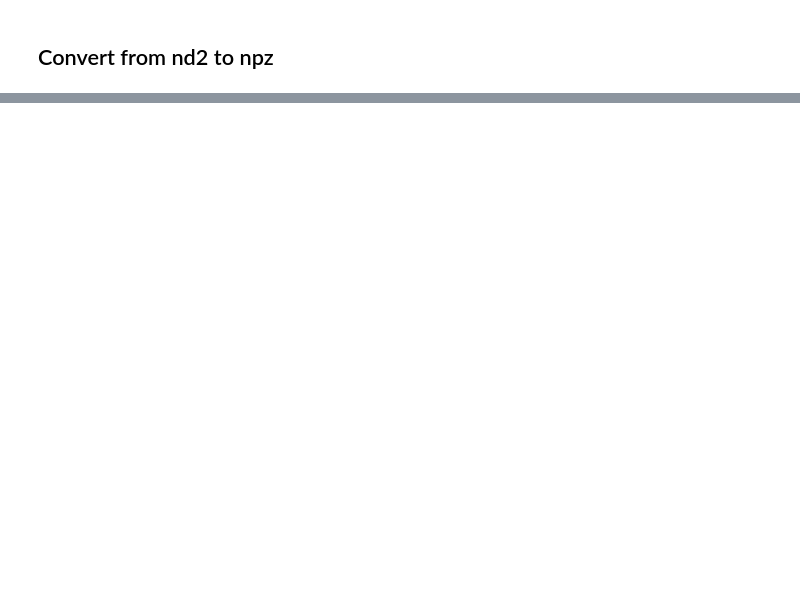
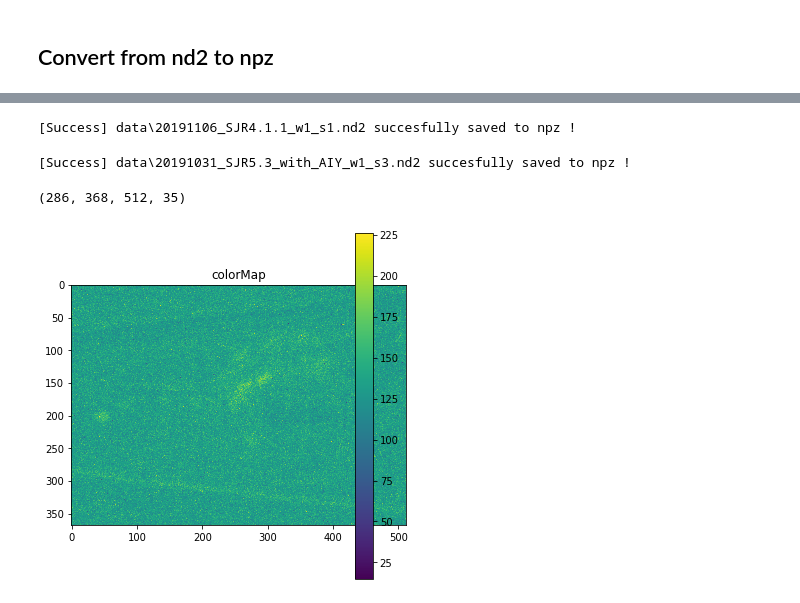
Before and after one commit to cweo/3DElegansTracking, a Jupyter notebook: nd2ToNpz.ipynb, the cells around one changed output, grey strips where cells are left out. Saved outputs shown, nothing was run; the diff lists cells and outputs as text; code cells hidden in the pictures; blank space fills up the shorter version.

```diff
--- a/nd2ToNpz.ipynb
+++ b/nd2ToNpz.ipynb
@@ -55,6 +39,7 @@ def export_npz(frames, images_path, c=1):
         framesList.append(frameArray)
     images_path = images_path.replace('.nd2', "_color"+str(c)+".npz")
     np.savez(images_path, framesList)
+    return np.array(framesList)
 # %%
 import os
 for file in os.listdir("./data"):
@@ -66,3 +51,39 @@ for file in os.listdir("./data"):
         frames = prep_frames(frames, 1)
         export_npz(frames, images_path, 1)
         print("[Success] {} succesfully saved to npz ! ".format(images_path))
+# %% [output]
+[Success] data\20191106_SJR4.1.1_w1_s1.nd2 succesfully saved to npz !
+# %%
+import os
+for file in os.listdir("./data"):
+    if file.endswith(".nd2"):
+        images_path = os.path.join("data", file)
+        frames = ND2_Reader(images_path)
+        frames = prep_frames(frames, 0)
+        framesArray = export_npz(frames, images_path, 0)
+        print("[Success] {} succesfully saved to npz ! ".format(images_path))
+# %% [output]
+[Success] data\20191031_SJR5.3_with_AIY_w1_s3.nd2 succesfully saved to npz !
+# %%
+framesArray.shape
+# %% [output]
+(286, 368, 512, 35)
+# %%
+# added some commas and array creation code
+
+fig = plt.figure(figsize=(6, 6))
+
+ax = fig.add_subplot(111)
+ax.set_title('colorMap')
+plt.imshow(framesArray[119,:,:,25])
+ax.set_aspect('equal')
+
+cax = fig.add_axes([0.12, 0.1, 0.78, 0.8])
+cax.get_xaxis().set_visible(False)
+cax.get_yaxis().set_visible(False)
+cax.patch.set_alpha(0)
+cax.set_frame_on(False)
+plt.colorbar(orientation='vertical')
+plt.show()
+# %% [output]
+[figure, added]
```
Also changed, not shown: parts of 1 cell of this notebook, 1 other file.
